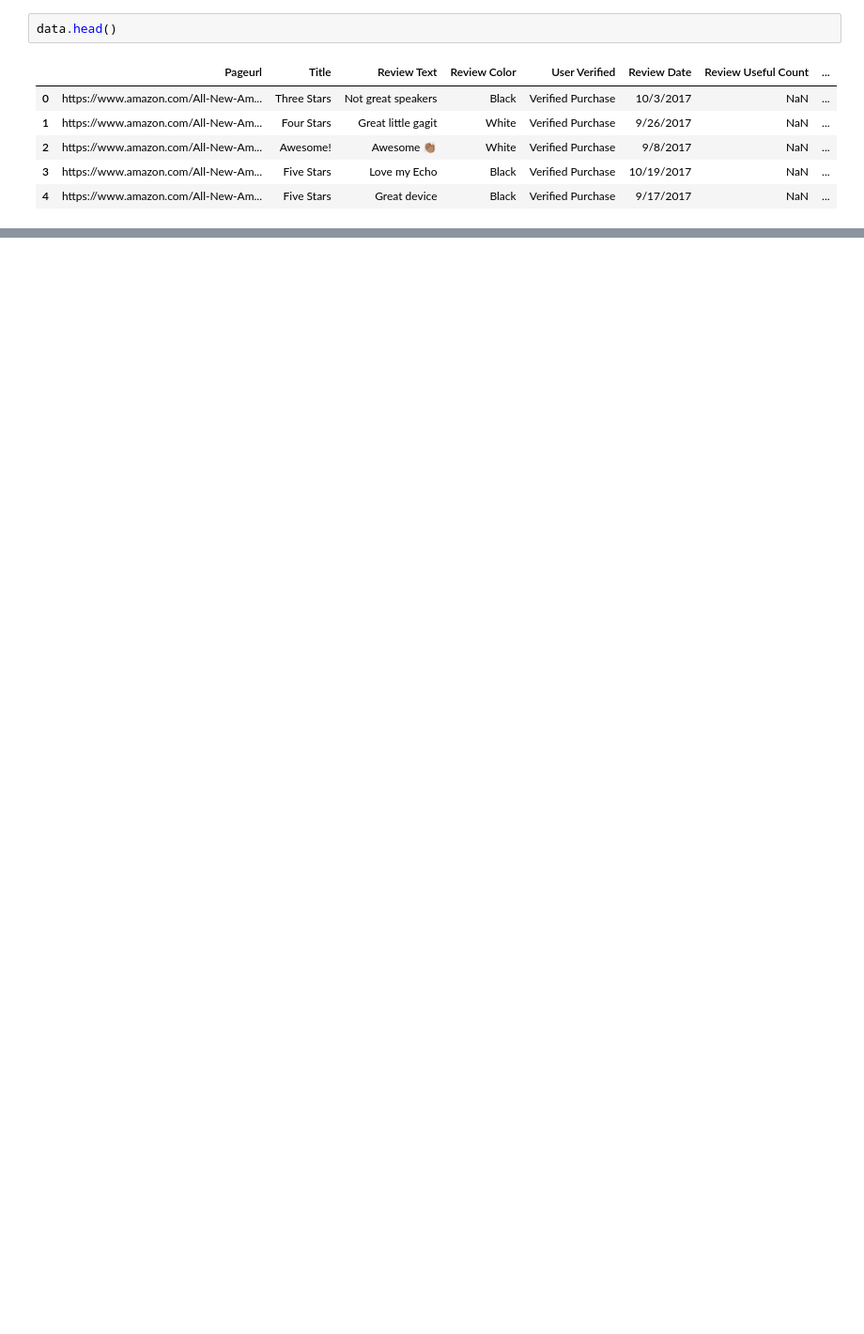
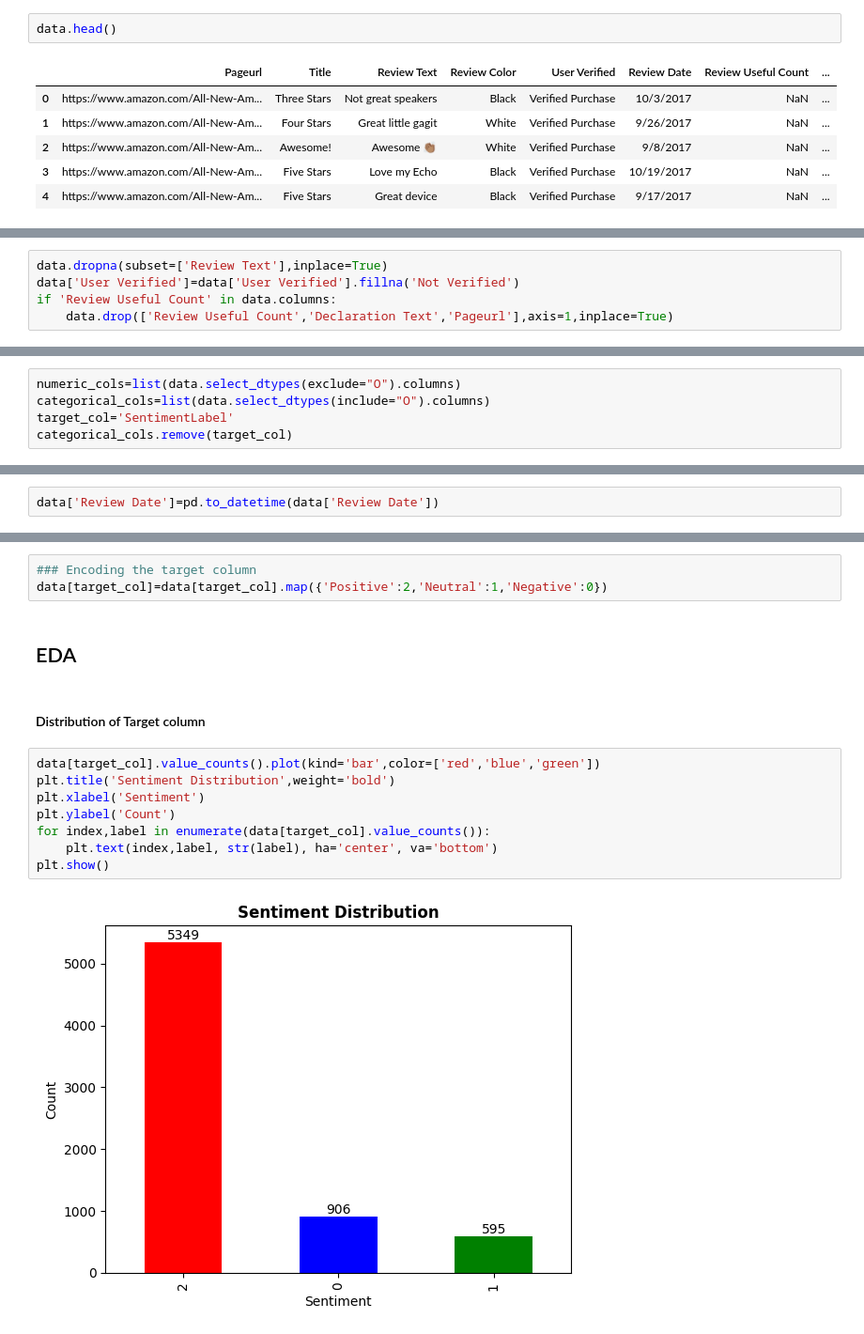
Before and after one commit to suhaibmukhtar/Sentiment_Analysis_End2End_Project, a Jupyter notebook: test.ipynb, the cells around one changed output, grey strips where cells are left out. Shown at 94% size. Cells and saved outputs as stored; diff of their text form; blank space fills up the shorter version.

```diff
--- a/test.ipynb
+++ b/test.ipynb
@@ -40,0 +84,5 @@ memory usage: 535.7+ KB
+# %%
+data.dropna(subset=['Review Text'],inplace=True)
+data['User Verified']=data['User Verified'].fillna('Not Verified')
+if 'Review Useful Count' in data.columns:
+    data.drop(['Review Useful Count','Declaration Text','Pageurl'],axis=1,inplace=True)
@@ -40,0 +126,5 @@ memory usage: 535.7+ KB
+# %%
+numeric_cols=list(data.select_dtypes(exclude="O").columns)
+categorical_cols=list(data.select_dtypes(include="O").columns)
+target_col='SentimentLabel'
+categorical_cols.remove(target_col)
@@ -40,0 +149,2 @@ memory usage: 535.7+ KB
+# %%
+data['Review Date']=pd.to_datetime(data['Review Date'])
@@ -40,0 +194,17 @@ memory usage: 535.7+ KB
+# %%
+### Encoding the target column
+data[target_col]=data[target_col].map({'Positive':2,'Neutral':1,'Negative':0})
+# %% [markdown]
+## EDA
+# %% [markdown]
+#### Distribution of Target column
+# %%
+data[target_col].value_counts().plot(kind='bar',color=['red','blue','green'])
+plt.title('Sentiment Distribution',weight='bold')
+plt.xlabel('Sentiment')
+plt.ylabel('Count')
+for index,label in enumerate(data[target_col].value_counts()):
+    plt.text(index,label, str(label), ha='center', va='bottom')
+plt.show()
+# %% [output]
+[figure, added]
```
Also changed, not shown: parts of 47 cells of this notebook.
